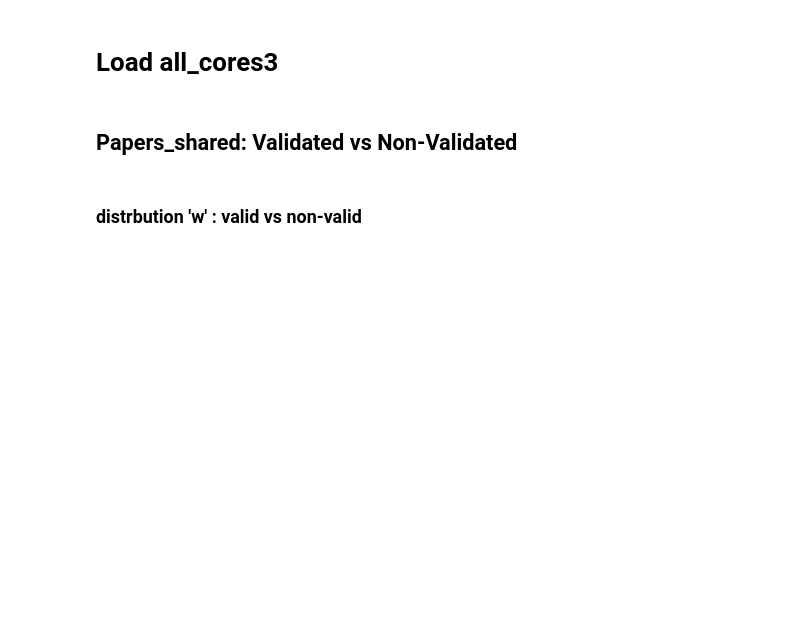
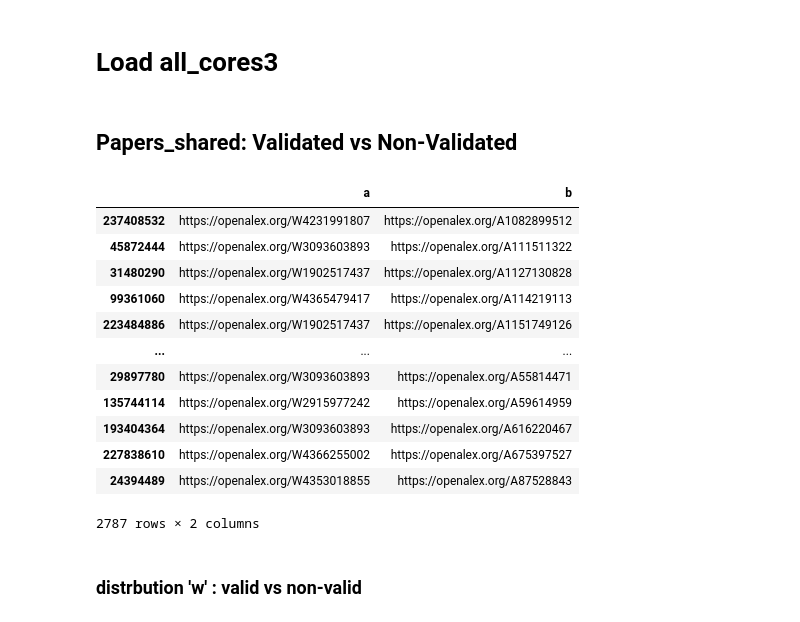
Before and after one commit to chowdhary-sandeep/sciscicareers, a Jupyter notebook: 0_0_main1.ipynb, the cells around one changed output. Saved outputs shown, nothing was run; the diff lists cells and outputs as text; code cells hidden in the pictures; blank space fills up the shorter version.

```diff
--- a/0_0_main1.ipynb
+++ b/0_0_main1.ipynb
@@ -35,7 +35,7 @@ def simpleaxis(ax):
 # %%
 # import os
 # os.getcwd()
-path_data="/mnt/sdb1/sandeep/"
+path_data="/mnt/sdb1/sandeep/openalex_ACTIV/"
 path_career=path_data
 # %% [markdown]
 # Loading paper-author data
@@ -43,7 +43,8 @@ path_career=path_data
 # # #
 start_time = timeit.default_timer()
 # names=path_data+'openalex_ACTIV/pap_auth_wc20/*'
-names=path_data+'openalex_ACTIV/papersauthorsnopreprintfiltered/*'
+names=path_data+'2paperauthors_nopreprints_filtered_teamsize10_wc20and400_wcperyearexists/*'
+# names=path_data+'openalex_ACTIV/2authorspapers_statphy/*'
 
 files=sorted(glob.glob(names))
 
@@ -51,4 +52,5 @@ p=Pool(processes=15)
 df_new_by_papers = pd.concat(p.map(pd.read_csv,files),ignore_index=True)
 print(toc(start_time))
 p.close()
+df_new_by_papers.columns=['a','b']
 # %% [output]
@@ -56,6 +58 @@ p.close()
 None
-# %%
-df_new_by_papers=df_new_by_papers[['auth_id','paper_id']]
-# df_new_by_papers = df_new_by_papers.drop_duplicates()
-df_new_by_papers.columns=['a','b']
-print(1)
@@ -264,3 +781,19 @@ nonsignificant_cores3=all_cores3.query('fdr== @value')
+# %%
+df_new_by_papers
+# %% [output]
+|  | a | b |
+| 237408532 | https://openalex.org/W4231991807 | https://openalex.org/A1082899512 |
+| 45872444 | https://openalex.org/W3093603893 | https://openalex.org/A111511322 |
+| 31480290 | https://openalex.org/W1902517437 | https://openalex.org/A1127130828 |
+| 99361060 | https://openalex.org/W4365479417 | https://openalex.org/A114219113 |
+| 223484886 | https://openalex.org/W1902517437 | https://openalex.org/A1151749126 |
+| ... | ... | ... |
+| 29897780 | https://openalex.org/W3093603893 | https://openalex.org/A55814471 |
+| 135744114 | https://openalex.org/W2915977242 | https://openalex.org/A59614959 |
+| 193404364 | https://openalex.org/W3093603893 | https://openalex.org/A616220467 |
+| 227838610 | https://openalex.org/W4366255002 | https://openalex.org/A675397527 |
+| 24394489 | https://openalex.org/W4353018855 | https://openalex.org/A87528843 |
+2787 rows × 2 columns
 # %%
 
 with open(path_career+'dict_auth_to_paper.pkl', 'rb') as f:
```
Also changed, not shown: parts of 69 cells of this notebook, 28 other files.
